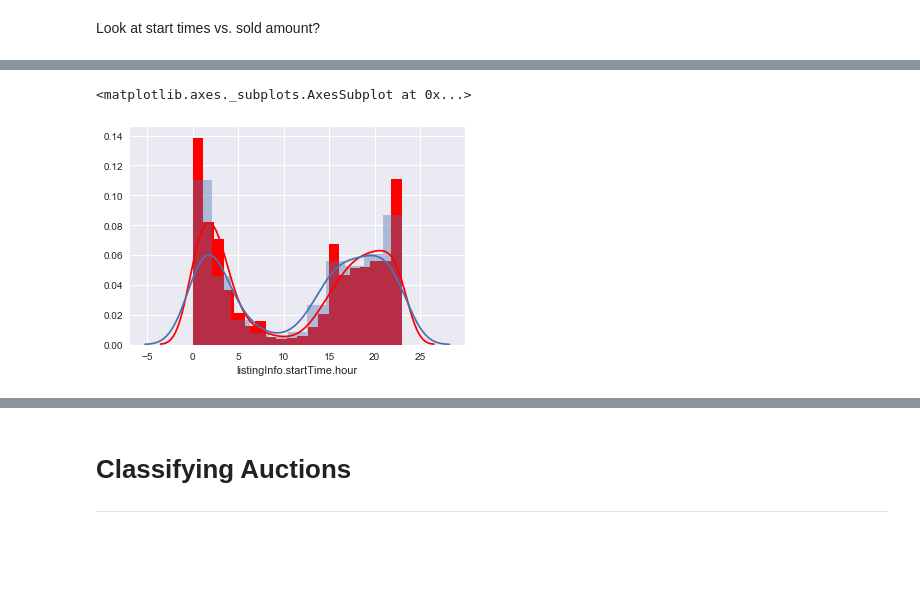
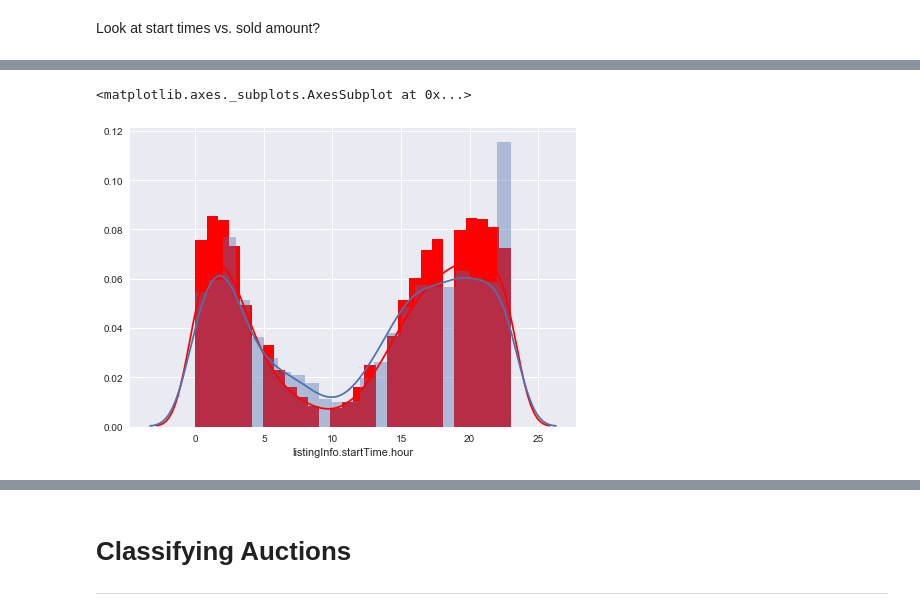
Before and after one commit to NathanZorndorf/ebay-price-predictor, a Jupyter notebook: data-analysis/ebay-exploration.ipynb, the cells around one changed output, grey strips where cells are left out. Drawn from its saved outputs; the diff is of its cells as text; code cells hidden in the pictures; blank space fills up the shorter version.

```diff
--- a/data-analysis/ebay-exploration.ipynb
+++ b/data-analysis/ebay-exploration.ipynb
@@ -401,7 +401,7 @@ df[['id','listingInfo.startTime.hour']].groupby(by='listingInfo.startTime.hour')
 # %%
-sns.distplot(a=df[df['sold']==1]['listingInfo.startTime.hour'],  kde=True, color='r', hist_kws={'alpha':1})
-sns.distplot(a=df[df['sold']==0]['listingInfo.startTime.hour'], kde=True)
+sns.distplot(a=df[df['sold_state']==1]['listingInfo.startTime.hour'],  kde=True, color='r', hist_kws={'alpha':1})
+sns.distplot(a=df[df['sold_state']==0]['listingInfo.startTime.hour'], kde=True)
 # %% [output]
 <matplotlib.axes._subplots.AxesSubplot at 0x...>
-[figure, old version]
+[figure, new version]
 # %%
```
Also changed, not shown: parts of 19 cells of this notebook, 3 other files.
